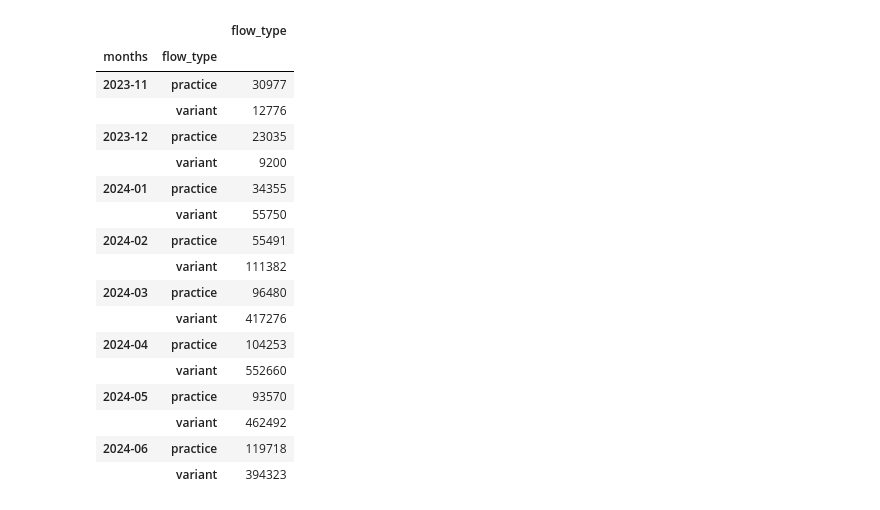
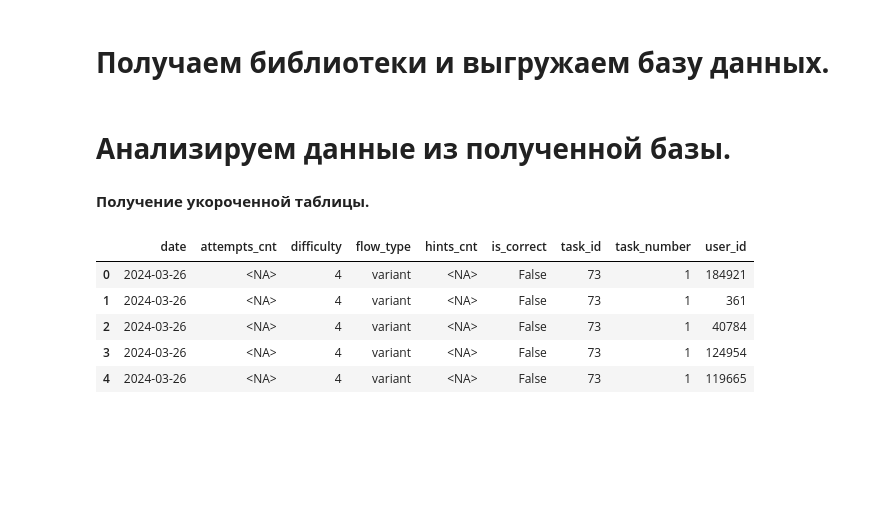
Before and after one commit to justy007/itdiving_case1, a Jupyter notebook: data_analysis.ipynb, the cells around one changed output. Saved outputs shown, nothing was run; the diff lists cells and outputs as text; code cells hidden in the pictures; blank space fills up the shorter version.

```diff
--- a/data_analysis.ipynb
+++ b/data_analysis.ipynb
@@ -200,22 +3,2 @@ flowa
-# %%
-flowa = df.groupby(['months','flow_type']).agg({'flow_type':'count'})
-flowa
-# %% [output]
-|  |  | flow_type |
-| months | flow_type |  |
-| 2023-11 | practice | 30977 |
-|  | variant | 12776 |
-| 2023-12 | practice | 23035 |
-|  | variant | 9200 |
-| 2024-01 | practice | 34355 |
-|  | variant | 55750 |
-| 2024-02 | practice | 55491 |
-|  | variant | 111382 |
-| 2024-03 | practice | 96480 |
-|  | variant | 417276 |
-| 2024-04 | practice | 104253 |
-|  | variant | 552660 |
-| 2024-05 | practice | 93570 |
-|  | variant | 462492 |
-| 2024-06 | practice | 119718 |
-|  | variant | 394323 |
+# %% [markdown]
+# **Получаем библиотеки и выгружаем базу данных.**
@@ -221,0 +15,13 @@ flowa
+# %% [markdown]
+# **Анализируем данные из полученной базы.**
+# %% [markdown]
+**Получение укороченной таблицы.**
+# %%
+df.head(5)
+# %% [output]
+|  | date | attempts_cnt | difficulty | flow_type | hints_cnt | is_correct | task_id | task_number | user_id |
+| 0 | 2024-03-26 | <NA> | 4 | variant | <NA> | False | 73 | 1 | 184921 |
+| 1 | 2024-03-26 | <NA> | 4 | variant | <NA> | False | 73 | 1 | 361 |
+| 2 | 2024-03-26 | <NA> | 4 | variant | <NA> | False | 73 | 1 | 40784 |
+| 3 | 2024-03-26 | <NA> | 4 | variant | <NA> | False | 73 | 1 | 124954 |
+| 4 | 2024-03-26 | <NA> | 4 | variant | <NA> | False | 73 | 1 | 119665 |
```
Also changed, not shown: parts of 39 cells of this notebook.
